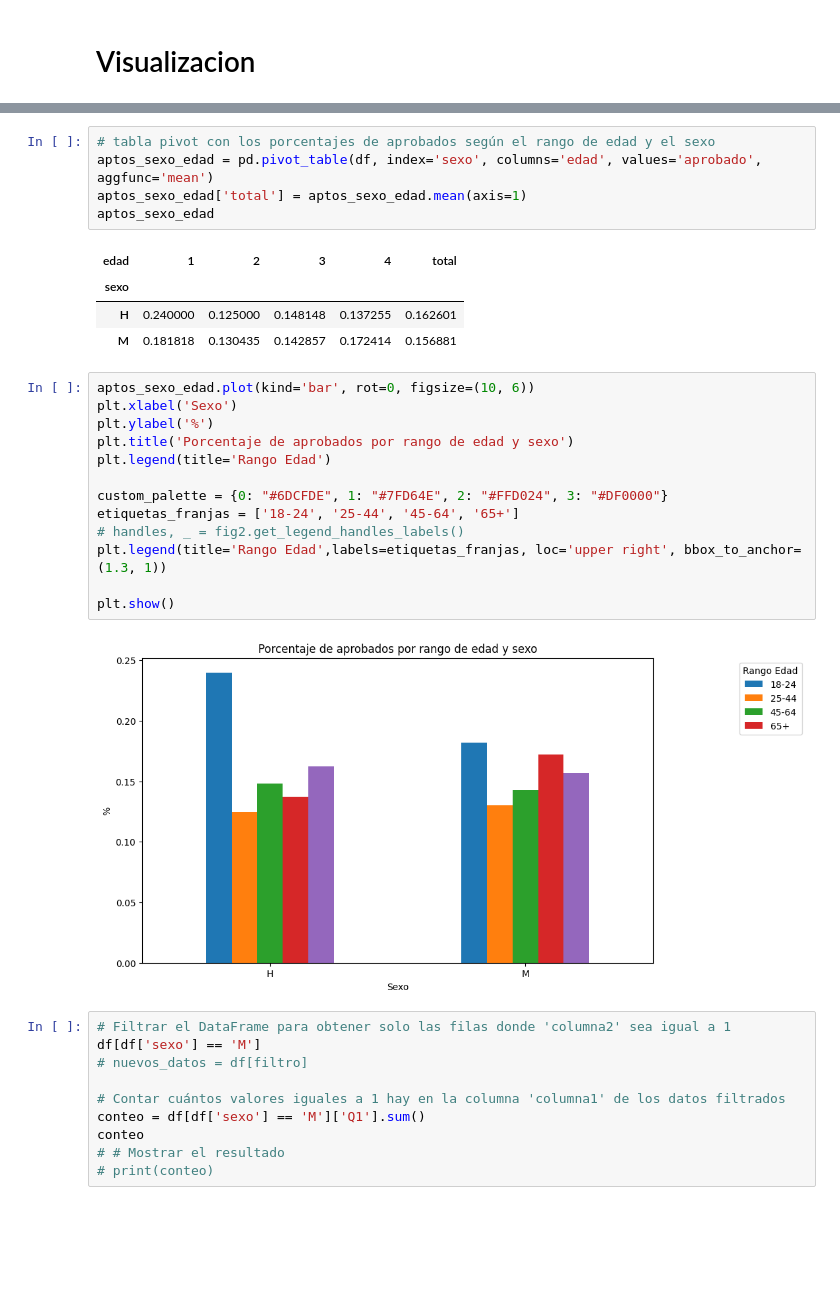
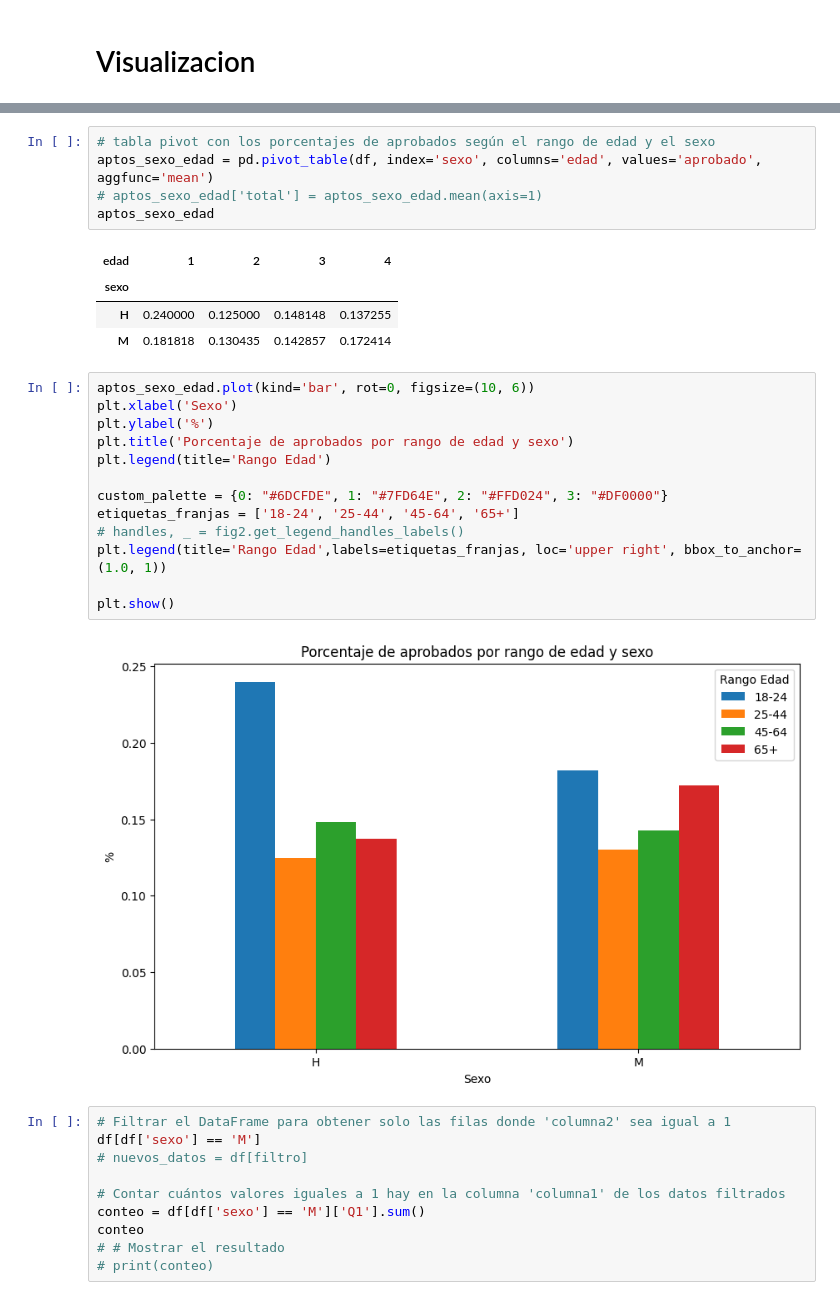
Before and after one commit to AlexCapis/HEATY---Aplicacion-Web-para-Olas-de-Calor, a Jupyter notebook: notebooks/eda_quiz.ipynb, the cells around one changed output, grey strips where cells are left out. Drawn from its saved outputs; the diff is of its cells as text; blank space fills up the shorter version.

```diff
--- a/notebooks/eda_quiz.ipynb
+++ b/notebooks/eda_quiz.ipynb
@@ -265,28 +265,28 @@ plt.show()
 # %%
 # tabla pivot con los porcentajes de aprobados según el rango de edad y el sexo
 aptos_sexo_edad = pd.pivot_table(df, index='sexo', columns='edad', values='aprobado', aggfunc='mean')
-aptos_sexo_edad['total'] = aptos_sexo_edad.mean(axis=1)
+# aptos_sexo_edad['total'] = aptos_sexo_edad.mean(axis=1)
 aptos_sexo_edad
 # %% [output]
-| edad | 1 | 2 | 3 | 4 | total |
-| sexo |  |  |  |  |  |
-| H | 0.240000 | 0.125000 | 0.148148 | 0.137255 | 0.162601 |
-| M | 0.181818 | 0.130435 | 0.142857 | 0.172414 | 0.156881 |
+| edad | 1 | 2 | 3 | 4 |
+| sexo |  |  |  |  |
+| H | 0.240000 | 0.125000 | 0.148148 | 0.137255 |
+| M | 0.181818 | 0.130435 | 0.142857 | 0.172414 |
 # %%
 aptos_sexo_edad.plot(kind='bar', rot=0, figsize=(10, 6))
 plt.xlabel('Sexo')
 plt.ylabel('%')
 plt.title('Porcentaje de aprobados por rango de edad y sexo')
 plt.legend(title='Rango Edad')
 
 custom_palette = {0: "#6DCFDE", 1: "#7FD64E", 2: "#FFD024", 3: "#DF0000"}
 etiquetas_franjas = ['18-24', '25-44', '45-64', '65+']
 # handles, _ = fig2.get_legend_handles_labels()
-plt.legend(title='Rango Edad',labels=etiquetas_franjas, loc='upper right', bbox_to_anchor=(1.3, 1))
+plt.legend(title='Rango Edad',labels=etiquetas_franjas, loc='upper right', bbox_to_anchor=(1.0, 1))
 
 plt.show()
 # %% [output]
-[figure, old version]
+[figure, new version]
 # %%
 # Filtrar el DataFrame para obtener solo las filas donde 'columna2' sea igual a 1
 df[df['sexo'] == 'M']
```
Also changed, not shown: parts of 2 cells of this notebook, 4 other files.
